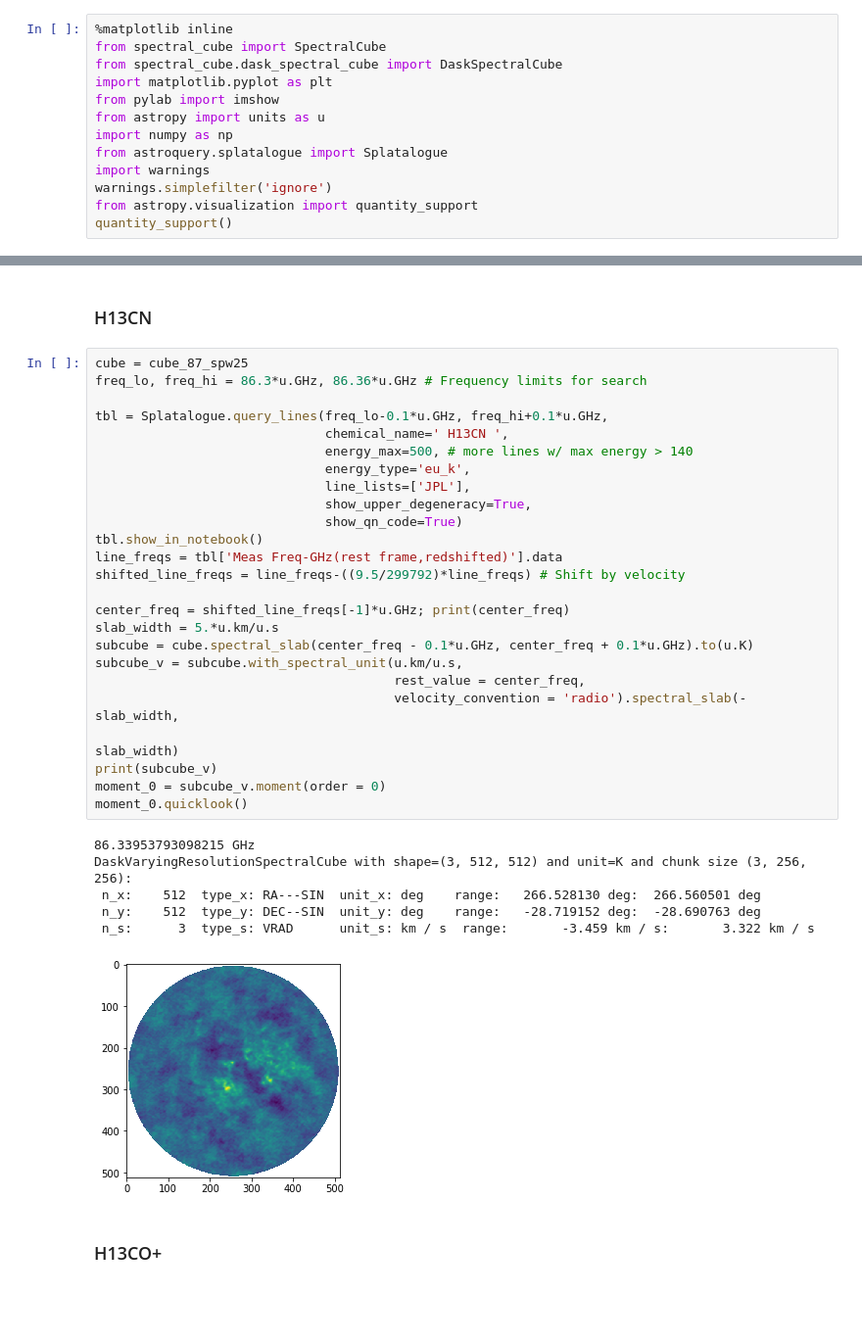
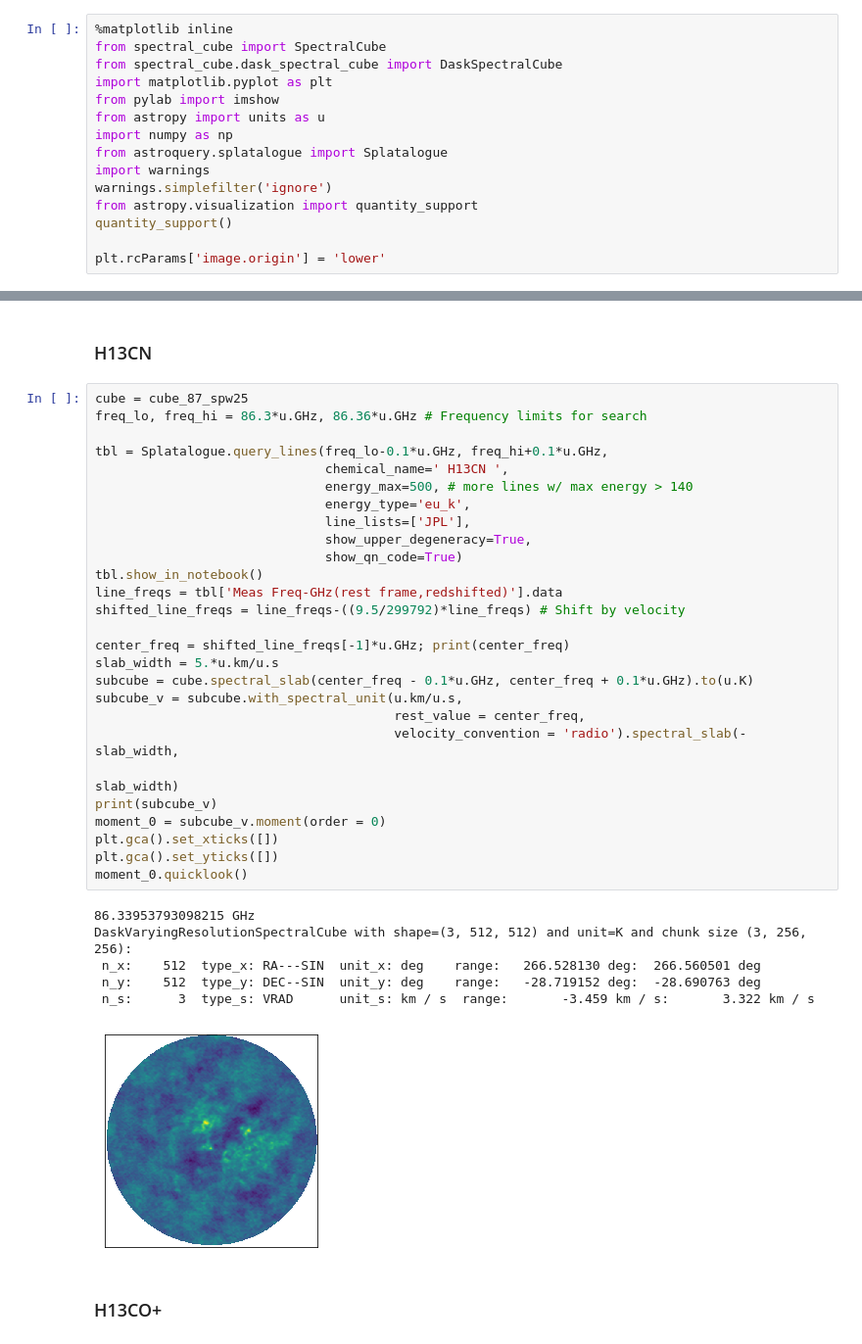
Before and after one commit to abulatek/brick, a Jupyter notebook: first_results/moment_maps.ipynb, the cells around one changed output, grey strips where cells are left out. Shown at 98% size. Cells and saved outputs as stored; diff of their text form; blank space fills up the shorter version.

```diff
--- a/first_results/moment_maps.ipynb
+++ b/first_results/moment_maps.ipynb
@@ -11,3 +11,5 @@ import warnings
 warnings.simplefilter('ignore')
 from astropy.visualization import quantity_support
 quantity_support()
+
+plt.rcParams['image.origin'] = 'lower'
@@ -30,34 +30,36 @@ cube_95_spw25 = SpectralCube.read(fn_95_spw25, format='casa_image', use_dask=Tru
 cube = cube_87_spw25
 freq_lo, freq_hi = 86.3*u.GHz, 86.36*u.GHz # Frequency limits for search
 
 tbl = Splatalogue.query_lines(freq_lo-0.1*u.GHz, freq_hi+0.1*u.GHz,
                               chemical_name=' H13CN ',
                               energy_max=500, # more lines w/ max energy > 140
                               energy_type='eu_k',
                               line_lists=['JPL'],
                               show_upper_degeneracy=True,
                               show_qn_code=True)
 tbl.show_in_notebook()
 line_freqs = tbl['Meas Freq-GHz(rest frame,redshifted)'].data
 shifted_line_freqs = line_freqs-((9.5/299792)*line_freqs) # Shift by velocity
 
 center_freq = shifted_line_freqs[-1]*u.GHz; print(center_freq)
 slab_width = 5.*u.km/u.s
 subcube = cube.spectral_slab(center_freq - 0.1*u.GHz, center_freq + 0.1*u.GHz).to(u.K)
 subcube_v = subcube.with_spectral_unit(u.km/u.s,
                                        rest_value = center_freq,
                                        velocity_convention = 'radio').spectral_slab(-slab_width,
                                                                                          slab_width)
 print(subcube_v)
 moment_0 = subcube_v.moment(order = 0)
+plt.gca().set_xticks([])
+plt.gca().set_yticks([])
 moment_0.quicklook()
 # %% [output]
 86.33953793098215 GHz
 DaskVaryingResolutionSpectralCube with shape=(3, 512, 512) and unit=K and chunk size (3, 256, 256):
  n_x:    512  type_x: RA---SIN  unit_x: deg    range:   266.528130 deg:  266.560501 deg
  n_y:    512  type_y: DEC--SIN  unit_y: deg    range:   -28.719152 deg:  -28.690763 deg
  n_s:      3  type_s: VRAD      unit_s: km / s  range:       -3.459 km / s:       3.322 km / s
-[figure, old version]
+[figure, new version]
 # %% [markdown]
 ### H13CO+
 # %%
```
Also changed, not shown: parts of 8 cells of this notebook, 3 other files.
